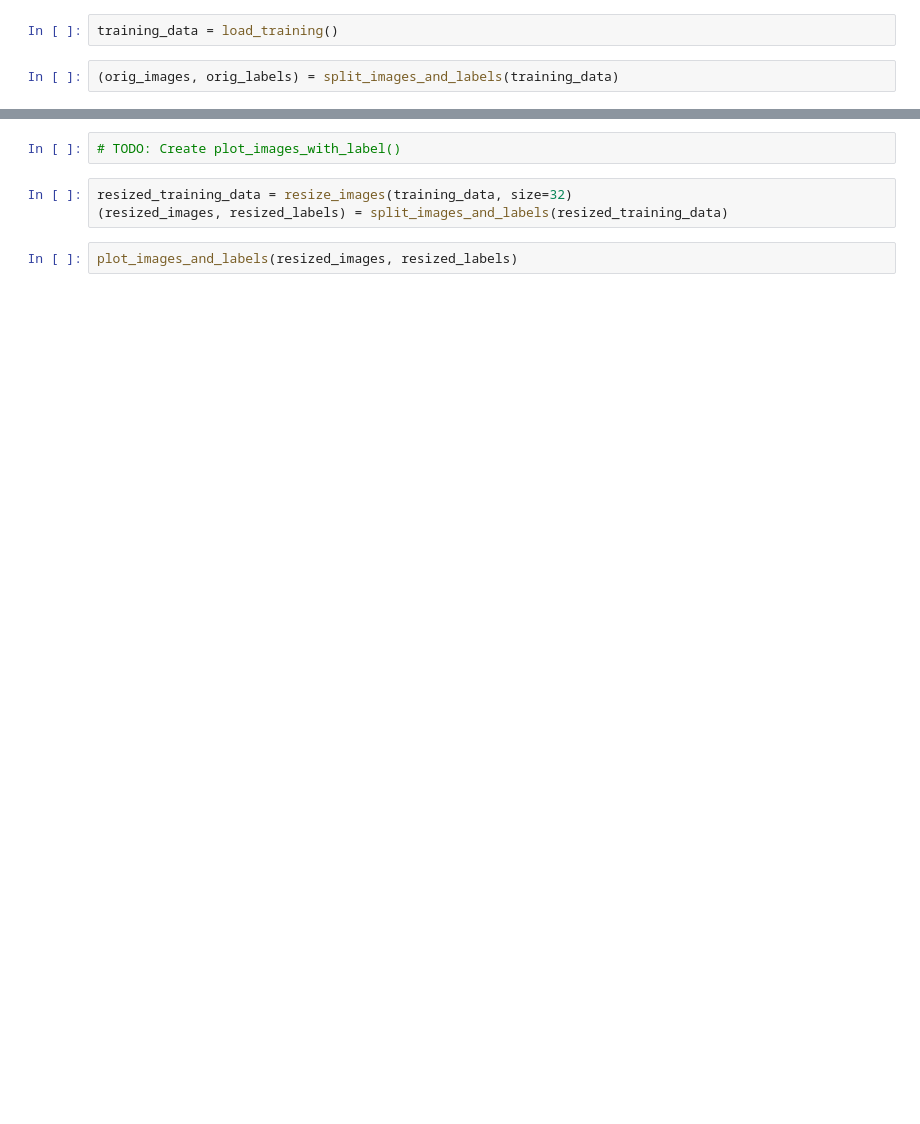
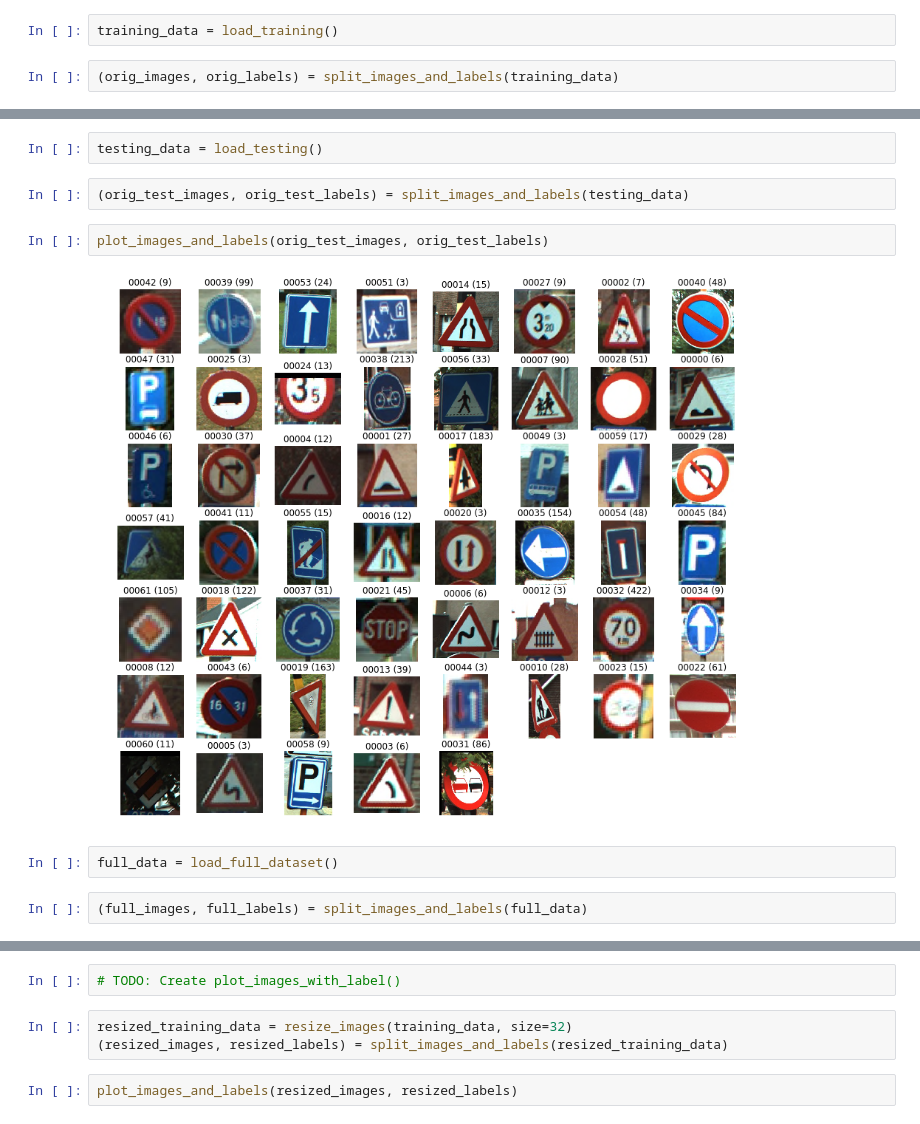
Before and after one commit to Geoffrey-Z/street-sign-classifier, a Jupyter notebook: notebooks/btsc_dataset_eda.ipynb, the cells around one changed output, grey strips where cells are left out. Saved outputs shown, nothing was run; the diff lists cells and outputs as text; blank space fills up the shorter version.

```diff
--- a/notebooks/btsc_dataset_eda.ipynb
+++ b/notebooks/btsc_dataset_eda.ipynb
@@ -28,0 +33,12 @@ plot_images_and_labels(orig_images, orig_labels)
+# %%
+testing_data = load_testing()
+# %%
+(orig_test_images, orig_test_labels) = split_images_and_labels(testing_data)
+# %%
+plot_images_and_labels(orig_test_images, orig_test_labels)
+# %% [output]
+[figure, added]
+# %%
+full_data = load_full_dataset()
+# %%
+(full_images, full_labels) = split_images_and_labels(full_data)
```
Also changed, not shown: parts of 5 cells of this notebook, 6 other files.
